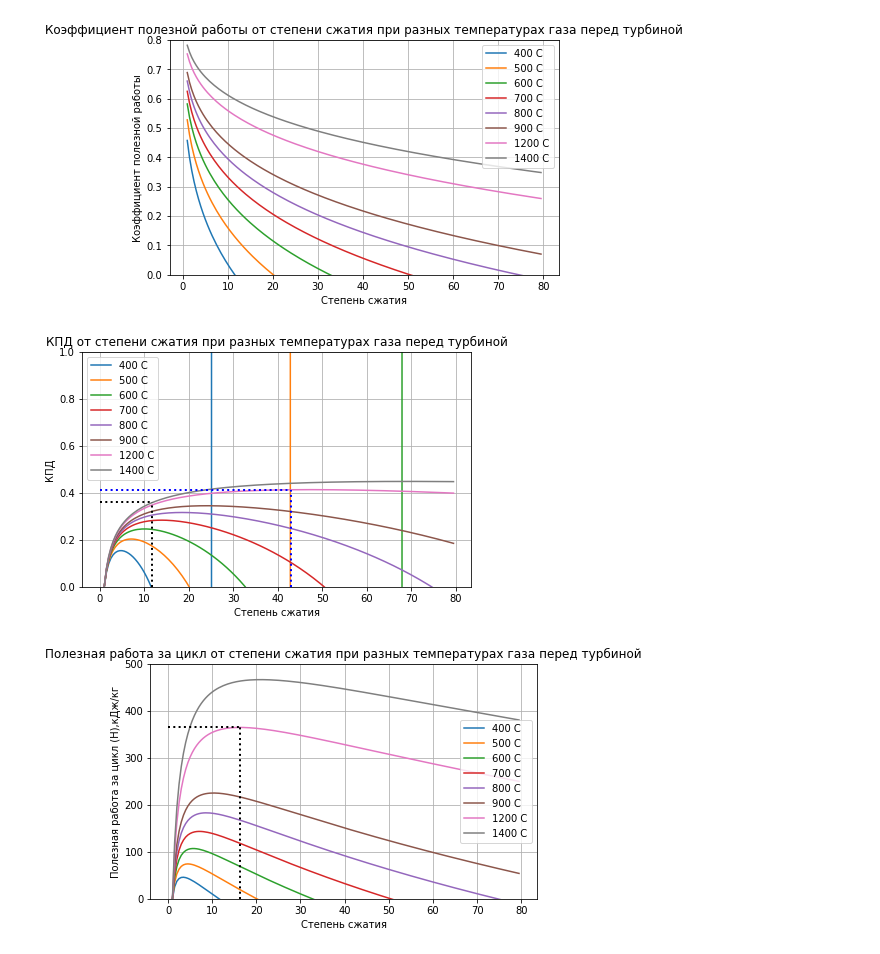
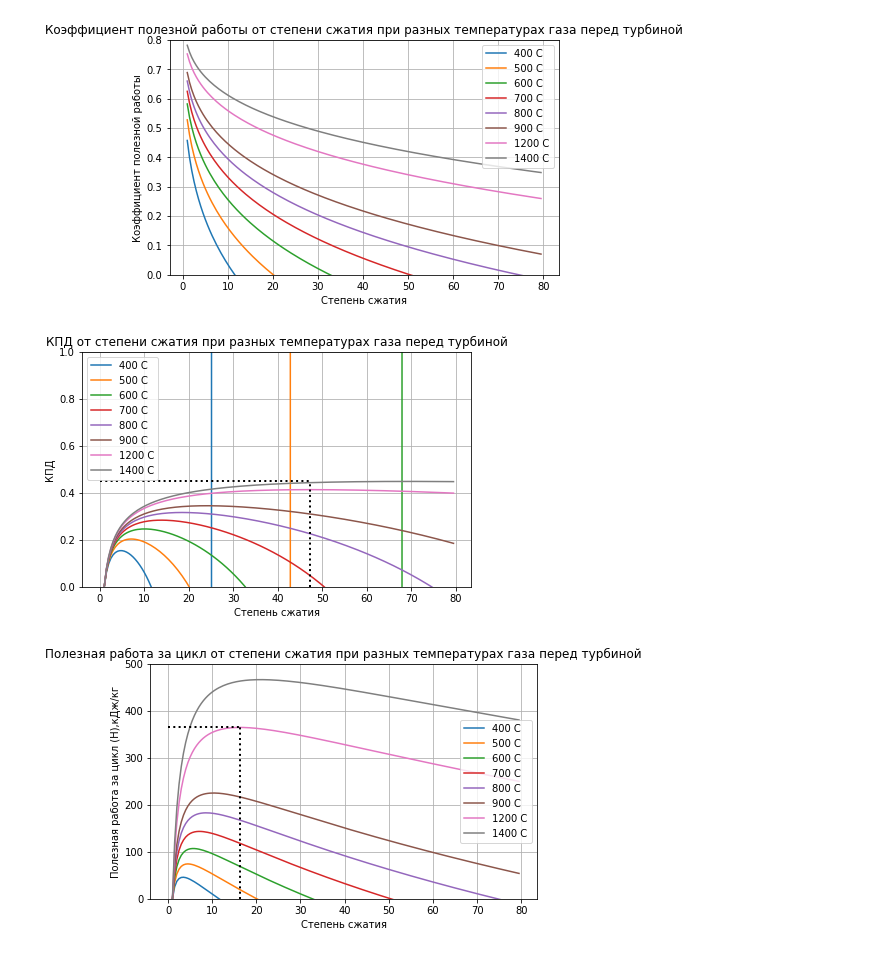
Before and after one commit to AndreyBarTF/turbines_autumn_2022-Homework, a Jupyter notebook: GAS-dz.2.ipynb, the cells around one changed output. Drawn from its saved outputs; the diff is of its cells as text; code cells hidden in the pictures.

```diff
--- a/GAS-dz.2.ipynb
+++ b/GAS-dz.2.ipynb
@@ -83,14 +83,6 @@ def useful_cycle_work(T_a, T_c, eps):
 useful_cycle_work = useful_cycle_work(T_a, T_c, eps)
 efficiency = efficiency(T_a, T_c, eps)
 work_coefficient = work_coefficient(T_a, T_c, eps)
-#print(efficiency[1473.15])
-#def eff_once(T_a, T_c, epsilon):
-#  value = T_c / T_a
-#  num_1 = value * turbine_efficiency * (1 - epsilon ** (-m))
-#  num_2 = ((epsilon ** m) - 1) / compressor_efficiency
-#  denum = value - 1 - (epsilon ** m - 1) / compressor_efficiency
-#  eff = (num_1 - num_2) / denum
-#  return eff
 
 def eff_once(T_a, T_c, epsilon):
   H_t = Cp * T_c * (1 - epsilon ** (-m)) * turbine_efficiency
@@ -99,7 +91,6 @@ def eff_once(T_a, T_c, epsilon):
   q_comb = Cp * (T_c - T_b) * (1 / combustor_efficiency)
   eff = (H_t - H_k) / q_comb
   return eff
-
 
 def useful_cycle_work_onec(T_a, T_c, epsilon):
   H_t = Cp * T_c * (1 - epsilon ** (-m)) * turbine_efficiency
@@ -112,7 +103,7 @@ T_1200 = to_kelvin(1200)
 stepen = 1 / (2 * m)
 eps_opt_H = ((T_1200 / T_a) * turbine_efficiency * compressor_efficiency) ** stepen
 max_eff_1200 = max(efficiency[T_1200])
-eps_opt_eff = ((T_1200 / T_a) * turbine_efficiency * compressor_efficiency) / (1 - max_eff_1200) ** stepen
+eps_opt_eff = (((T_1200 / T_a) * turbine_efficiency * compressor_efficiency) / (1 - max_eff_1200)) ** stepen
 eff_opt = eff_once(T_a, T_1200, eps_opt_eff)
 H_opt = useful_cycle_work_onec(T_a, T_1200, eps_opt_H)
 print('оптимальная степень сжатия по кпд ', eps_opt_eff)
@@ -149,29 +140,26 @@ plt.grid()
 # %%
 x = eps
 plt.figure(layout = 'constrained')
 plt.plot(x, efficiency[673.15], label = '400 C')
 plt.plot(x, efficiency[773.15], label = '500 C')
 plt.plot(x, efficiency[873.15], label = '600 C')
 plt.plot(x, efficiency[973.15], label = '700 C')
 plt.plot(x, efficiency[1073.15], label = '800 C')
 plt.plot(x, efficiency[1173.15], label = '900 C')
 plt.plot(x, efficiency[1473.15], label = '1200 C')
 plt.plot(x, efficiency[1673.15], label = '1400 C')
 plt.ylim([0,1])
 
 plt.vlines(eps_opt_eff, 0, eff_opt, color = 'k', linewidth = 2, linestyle = ':')
 plt.hlines(eff_opt, 0, eps_opt_eff, color = 'k', linewidth = 2, linestyle = ':')
 
-plt.vlines(43, 0, max_eff_1200, color = 'b', linewidth = 2, linestyle = ':')
-plt.hlines(max_eff_1200, 0, 43, color = 'b', linewidth = 2, linestyle = ':')
-
 plt.xlabel('Степень сжатия')
 plt.ylabel('КПД')
 plt.title("КПД от степени сжатия при разных температурах газа перед турбиной")
 plt.legend();
 plt.grid()
 # %% [output]
-[figure, old version]
+[figure, new version]
 # %%
 x = eps
 plt.figure(layout = 'constrained')
```
Also changed, not shown: parts of 1 cell of this notebook.
